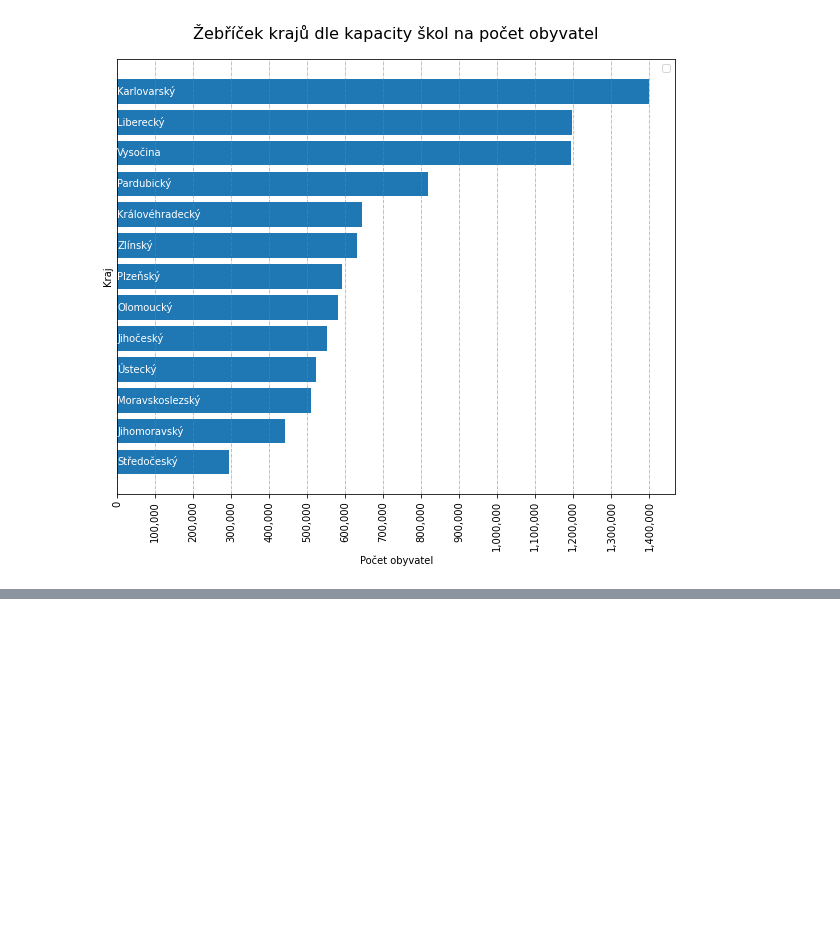
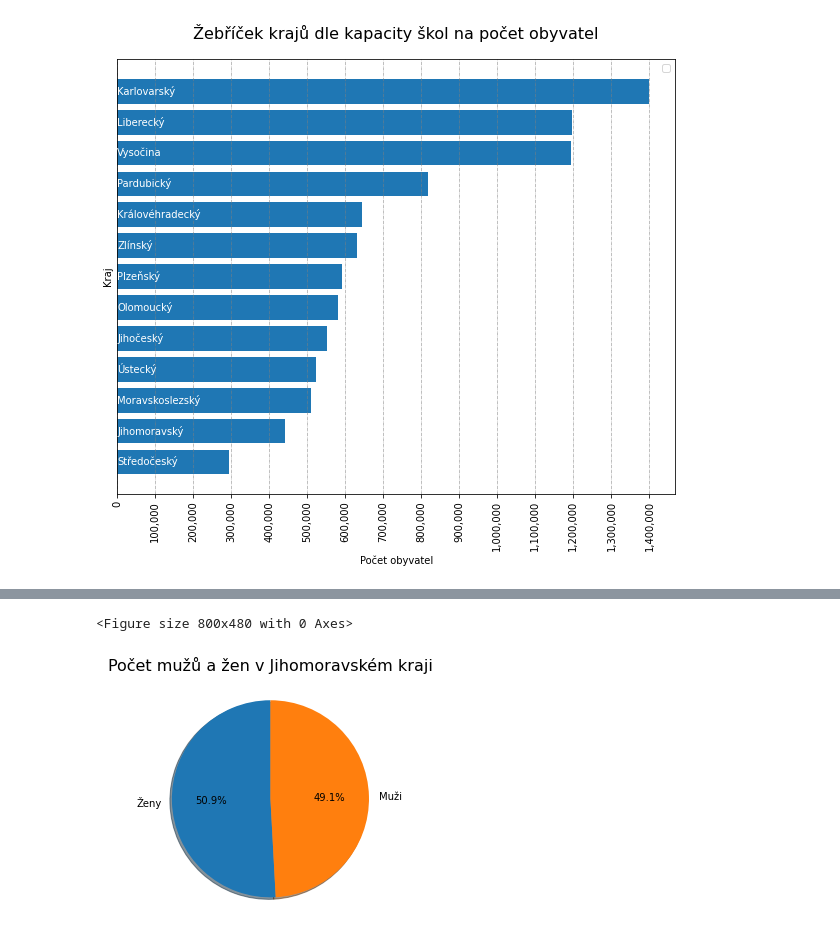
Before and after one commit to xligoc03/UPA, a Jupyter notebook: notebooks/process_csv_files.ipynb, the cells around one changed output, grey strips where cells are left out. Drawn from its saved outputs; the diff is of its cells as text; code cells hidden in the pictures; blank space fills up the shorter version.

```diff
--- a/notebooks/process_csv_files.ipynb
+++ b/notebooks/process_csv_files.ipynb
@@ -145,0 +173,19 @@ No handles with labels found to put in legend.
+# %%
+# load stored data from csv file to python pandas dataframe
+df = pd.read_csv ('./output/csv/population_gender.csv')
+
+labels = 'Ženy', 'Muži'
+sizes = df['počet']
+
+fig, ax1 = plt.subplots()
+ax1.pie(sizes, labels=labels, autopct='%1.1f%%',
+        shadow=True, startangle=90)
+ax1.axis('equal')
+
+plt.title('Počet mužů a žen v Jihomoravském kraji', fontsize=16, pad=20)
+
+
+plt.savefig("output/svg/population_gender.svg", format="svg", bbox_inches='tight')
+# %% [output]
+<Figure size 800x480 with 0 Axes>
+[figure, added]
```
Also changed, not shown: parts of 4 cells of this notebook, 1 other file.
